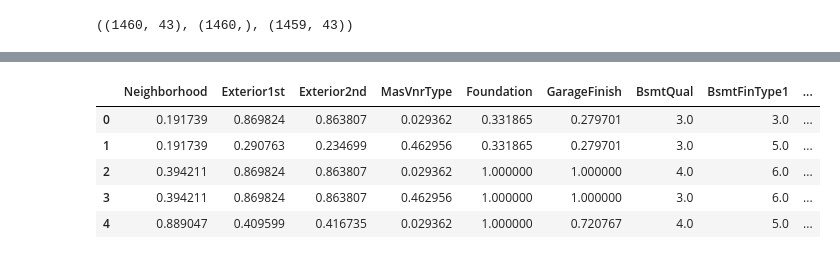
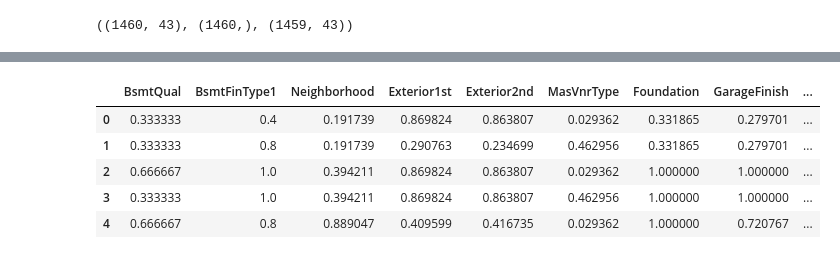
Before and after one commit to Vinicius-Luiz/machine_learning_regression_house_prices, a Jupyter notebook: house-prices-vlsf2.ipynb, the cells around one changed output, grey strips where cells are left out. Cells and saved outputs as stored; diff of their text form; code cells hidden in the pictures.

```diff
--- a/house-prices-vlsf2.ipynb
+++ b/house-prices-vlsf2.ipynb
@@ -288,7 +304,7 @@ ordinal_columns_dict = {  'Street'      : ['Grvl', 'Pave']
 }
 
 ordinal_columns = list(ordinal_columns_dict.keys())
-ordinal_columns = not_removed_columns(ordinal_columns)
+ordinal_columns = get_not_removed_columns(ordinal_columns)
 
 ordinal_columns_categories = [list(v) for k, v in ordinal_columns_dict.items() if k in ordinal_columns]
 # %%
@@ -298,13 +314,13 @@ nominal_columns = ['MSZoning', 'LandContour', 'LotConfig', 'LandSlope', 'Neighbo
                    'Heating', 'CentralAir', 'Electrical', 'Functional', 'GarageType',
                    'GarageFinish', 'Fence', 'MiscFeature', 'SaleType', 'SaleCondition']
 
-nominal_columns = not_removed_columns(nominal_columns)
+nominal_columns = get_not_removed_columns(nominal_columns)
 # %%
 numerical_columns = list(feat_num)
 numerical_columns.remove('Id')
 numerical_columns.remove('SalePrice')
 
-numerical_columns = not_removed_columns(numerical_columns)
+numerical_columns = get_not_removed_columns(numerical_columns)
 # %%
 ordinal_transformer   = Pipeline(steps = [('ord', OrdinalEncoder(categories = ordinal_columns_categories,
                                                                  handle_unknown = 'use_encoded_value', unknown_value  = np.nan))])
@@ -326,7 +342,7 @@ imputer = ColumnTransformer(transformers = [
 
 # Normalizing the nominal categorical attributes, they obtained values with high scale
 transformer2 = ColumnTransformer(transformers = [
-    ('nom-minmax', numerical_transformer, [i for i in range(len(ordinal_columns), len(ordinal_columns)+len(nominal_columns))])
+    ('cat-minmax', numerical_transformer, [i for i in range(len(ordinal_columns)+len(nominal_columns))])
 ], verbose = True, remainder = 'passthrough')
 # %%
 preprocessor = Pipeline(
@@ -355,10 +371,10 @@ X_train.head()
 # %%
-X_test = pd.DataFrame(X_test, columns = nominal_columns + ordinal_columns + numerical_columns)
+X_test = pd.DataFrame(X_test, columns = ordinal_columns + nominal_columns + numerical_columns)
 X_test.head()
 # %% [output]
-|  | Neighborhood | Exterior1st | Exterior2nd | MasVnrType | Foundation | GarageFinish | BsmtQual | BsmtFinType1 | ... |
-| 0 | 0.191739 | 0.869824 | 0.863807 | 0.029362 | 0.331865 | 0.279701 | 3.0 | 3.0 | ... |
-| 1 | 0.191739 | 0.290763 | 0.234699 | 0.462956 | 0.331865 | 0.279701 | 3.0 | 5.0 | ... |
-| 2 | 0.394211 | 0.869824 | 0.863807 | 0.029362 | 1.000000 | 1.000000 | 4.0 | 6.0 | ... |
-| 3 | 0.394211 | 0.869824 | 0.863807 | 0.462956 | 1.000000 | 1.000000 | 3.0 | 6.0 | ... |
-| 4 | 0.889047 | 0.409599 | 0.416735 | 0.029362 | 1.000000 | 0.720767 | 4.0 | 5.0 | ... |
+|  | BsmtQual | BsmtFinType1 | Neighborhood | Exterior1st | Exterior2nd | MasVnrType | Foundation | GarageFinish | ... |
+| 0 | 0.333333 | 0.4 | 0.191739 | 0.869824 | 0.863807 | 0.029362 | 0.331865 | 0.279701 | ... |
+| 1 | 0.333333 | 0.8 | 0.191739 | 0.290763 | 0.234699 | 0.462956 | 0.331865 | 0.279701 | ... |
+| 2 | 0.666667 | 1.0 | 0.394211 | 0.869824 | 0.863807 | 0.029362 | 1.000000 | 1.000000 | ... |
+| 3 | 0.333333 | 1.0 | 0.394211 | 0.869824 | 0.863807 | 0.462956 | 1.000000 | 1.000000 | ... |
+| 4 | 0.666667 | 0.8 | 0.889047 | 0.409599 | 0.416735 | 0.029362 | 1.000000 | 0.720767 | ... |
```
Also changed, not shown: parts of 24 cells of this notebook.
